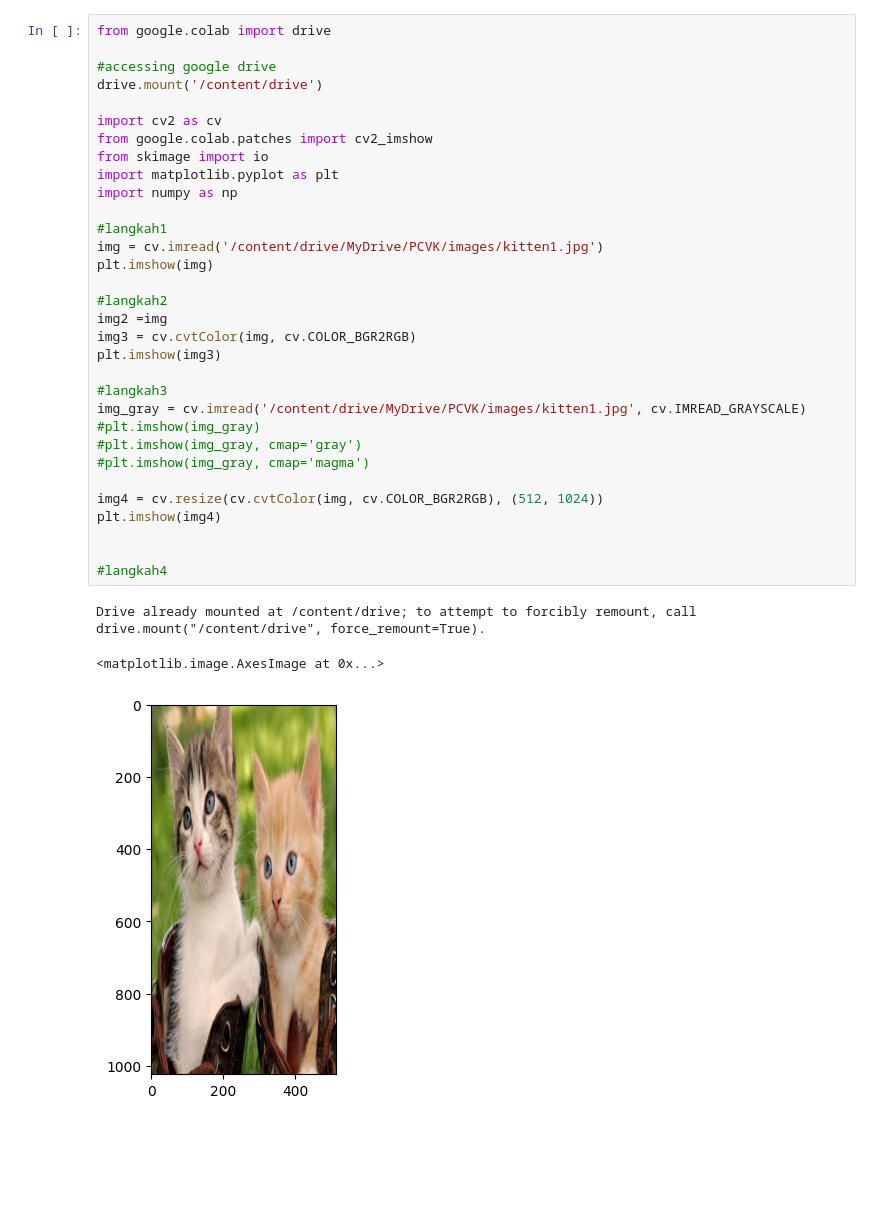
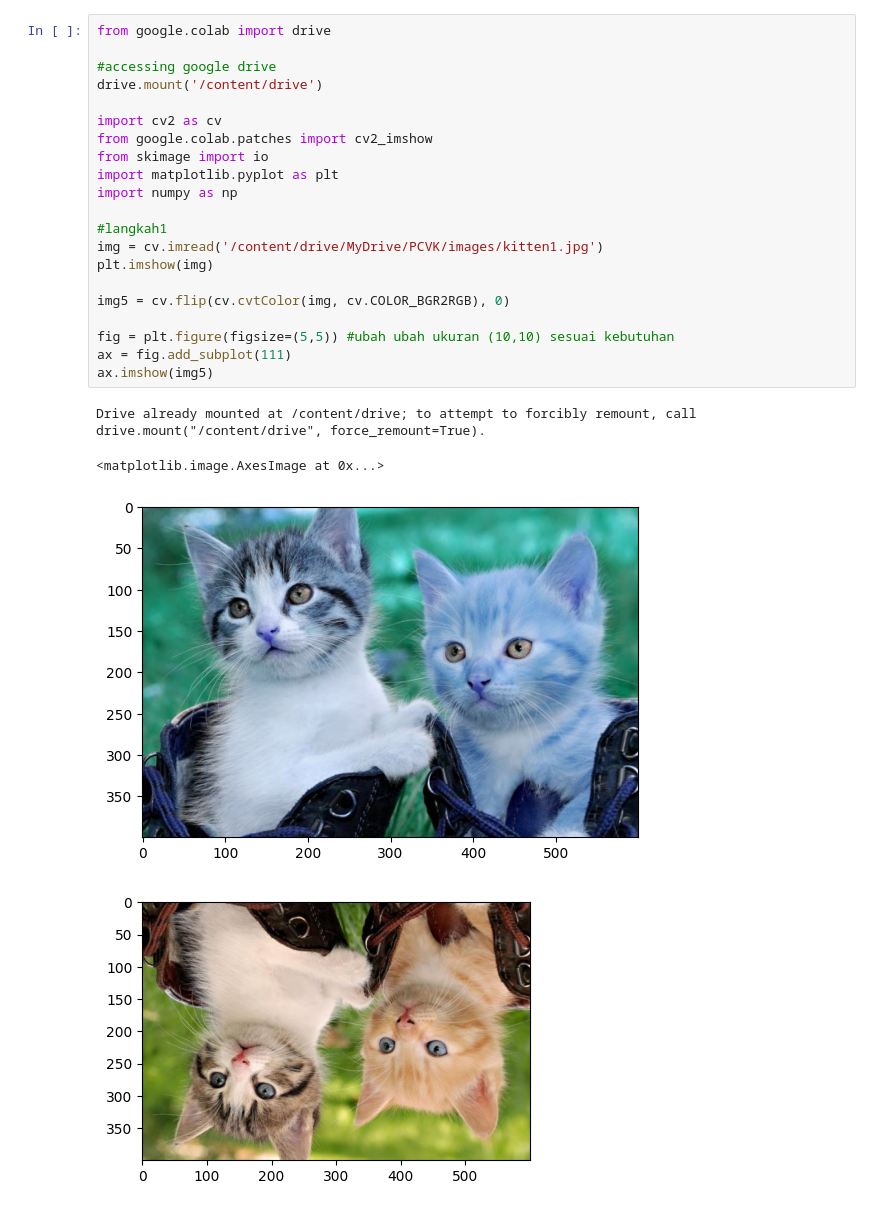
Before and after one commit to jooharver/PCVK_Eka_Krisna_Ferian_TI-3D_2024, a Jupyter notebook: Week2.ipynb, the cells around one changed output. Cells and saved outputs as stored; diff of their text form; blank space fills up the shorter version.

Commit message:
Praktikum 2 Langkah 1-5

```diff
--- a/Week2.ipynb
+++ b/Week2.ipynb
@@ -3,36 +87,26 @@
 # %%
 from google.colab import drive
 
 #accessing google drive
 drive.mount('/content/drive')
 
 import cv2 as cv
 from google.colab.patches import cv2_imshow
 from skimage import io
 import matplotlib.pyplot as plt
 import numpy as np
 
 #langkah1
 img = cv.imread('/content/drive/MyDrive/PCVK/images/kitten1.jpg')
 plt.imshow(img)
 
-#langkah2
-img2 =img
-img3 = cv.cvtColor(img, cv.COLOR_BGR2RGB)
-plt.imshow(img3)
+img5 = cv.flip(cv.cvtColor(img, cv.COLOR_BGR2RGB), 0)
 
-#langkah3
-img_gray = cv.imread('/content/drive/MyDrive/PCVK/images/kitten1.jpg', cv.IMREAD_GRAYSCALE)
-#plt.imshow(img_gray)
-#plt.imshow(img_gray, cmap='gray')
-#plt.imshow(img_gray, cmap='magma')
-
-img4 = cv.resize(cv.cvtColor(img, cv.COLOR_BGR2RGB), (512, 1024))
-plt.imshow(img4)
-
-
-#langkah4
+fig = plt.figure(figsize=(5,5)) #ubah ubah ukuran (10,10) sesuai kebutuhan
+ax = fig.add_subplot(111)
+ax.imshow(img5)
 # %% [output]
 Drive already mounted at /content/drive; to attempt to forcibly remount, call drive.mount("/content/drive", force_remount=True).
 <matplotlib.image.AxesImage at 0x...>
-[figure, old version]
+[figure, new version]
+[figure, added]
```
Also changed, not shown: parts of 1 cell of this notebook.
